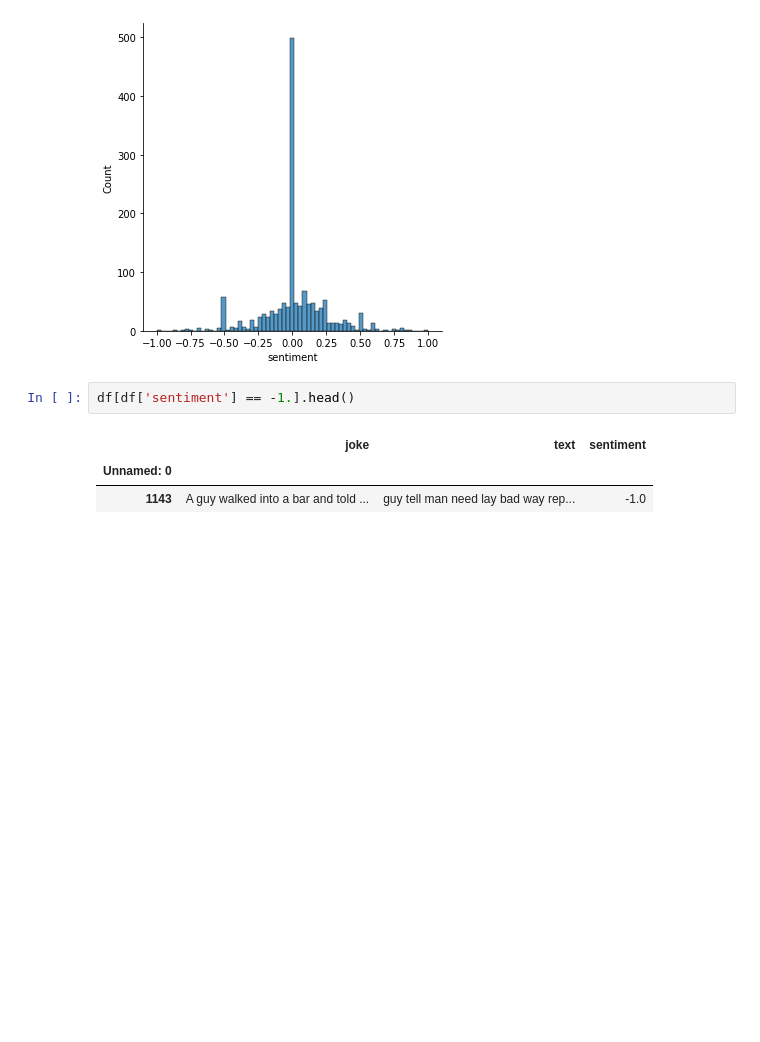
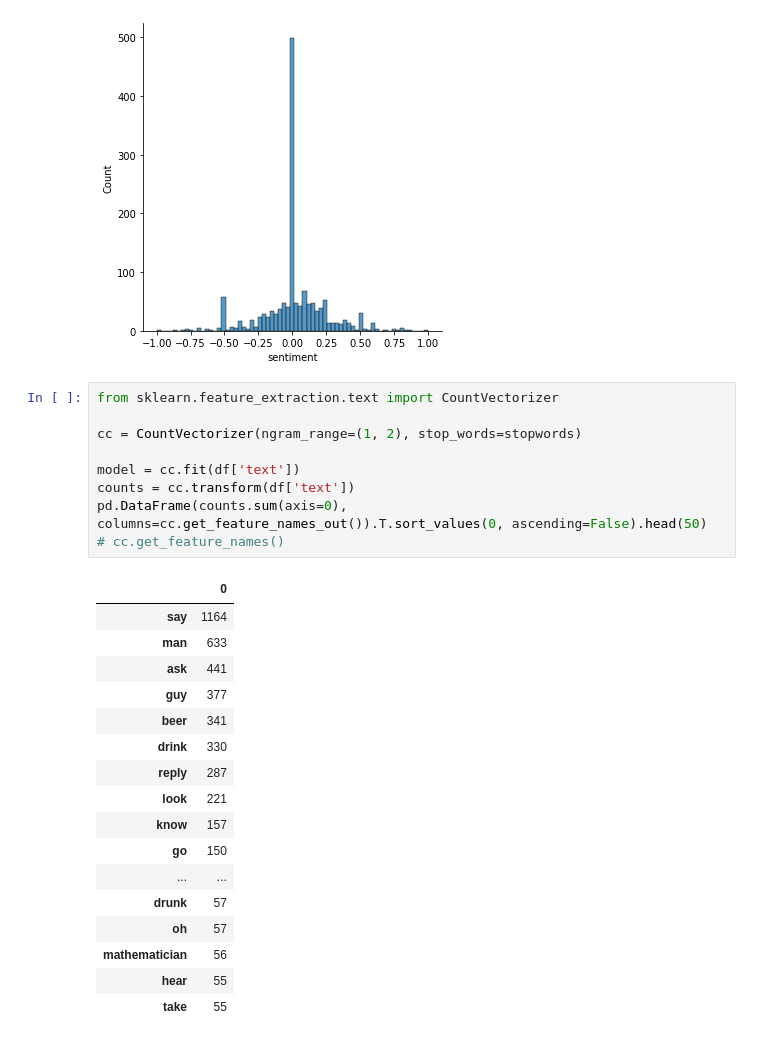
Before and after one commit to s-bose/Walks-into-a-bar-dataset, a Jupyter notebook: notebooks/eda.ipynb, the cells around one changed output. Drawn from its saved outputs; the diff is of its cells as text; blank space fills up the shorter version.

```diff
--- a/notebooks/eda.ipynb
+++ b/notebooks/eda.ipynb
@@ -142,9 +142,30 @@ sns.displot(data=df, x='sentiment')
 # %% [output]
 <seaborn.axisgrid.FacetGrid at 0x...>
 [figure]
-# %%
-df[df['sentiment'] == -1.].head()
-# %% [output]
-|  | joke | text | sentiment |
-| Unnamed: 0 |  |  |  |
-| 1143 | A guy walked into a bar and told ... | guy tell man need lay bad way rep... | -1.0 |
+# %%
+from sklearn.feature_extraction.text import CountVectorizer
+
+cc = CountVectorizer(ngram_range=(1, 2), stop_words=stopwords)
+
+model = cc.fit(df['text'])
+counts = cc.transform(df['text'])
+pd.DataFrame(counts.sum(axis=0), columns=cc.get_feature_names_out()).T.sort_values(0, ascending=False).head(50)
+# cc.get_feature_names()
+# %% [output]
+|  | 0 |
+| say | 1164 |
+| man | 633 |
+| ask | 441 |
+| guy | 377 |
+| beer | 341 |
+| drink | 330 |
+| reply | 287 |
+| look | 221 |
+| know | 157 |
+| go | 150 |
+| ... | ... |
+| drunk | 57 |
+| oh | 57 |
+| mathematician | 56 |
+| hear | 55 |
+| take | 55 |
```
Also changed, not shown: parts of 3 cells of this notebook.
